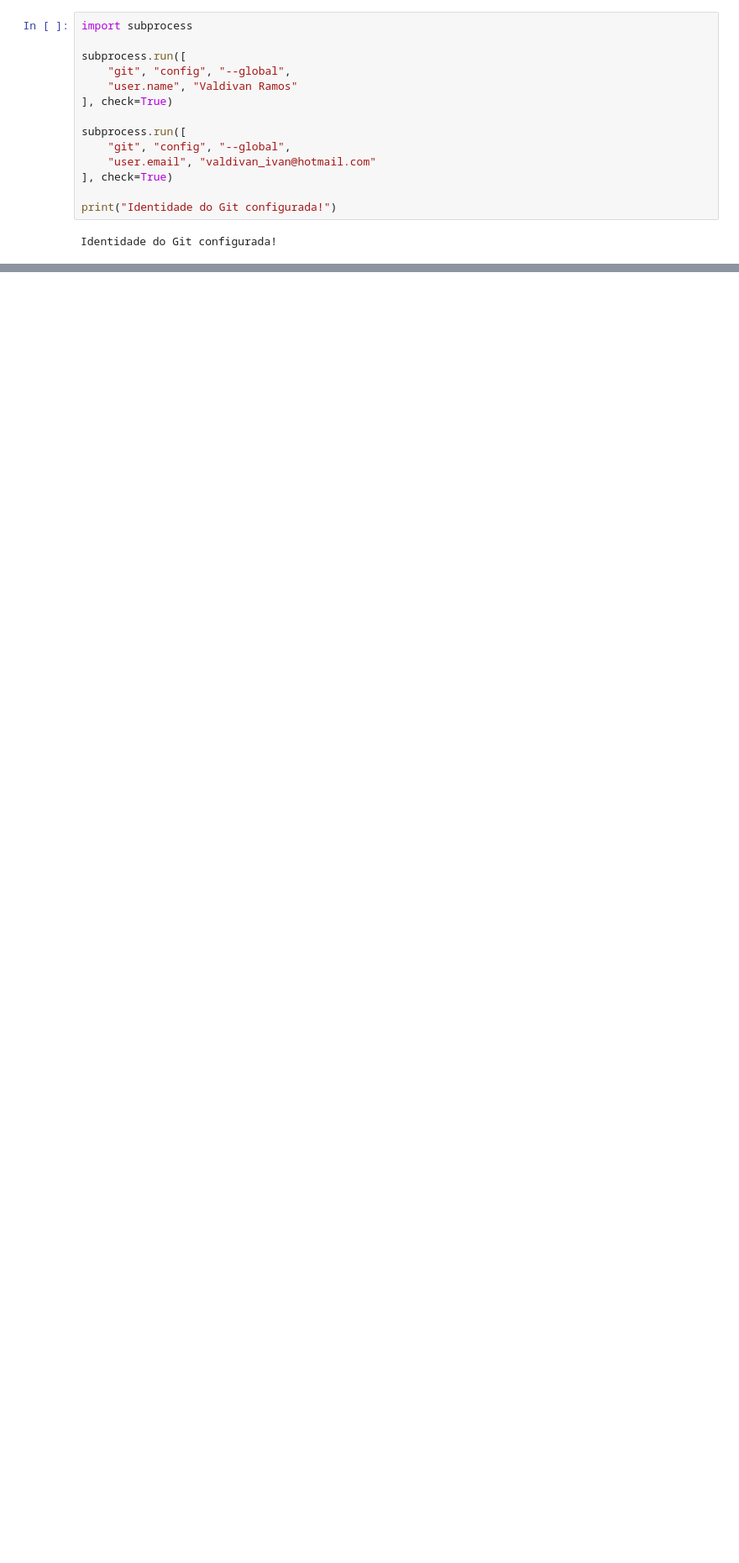
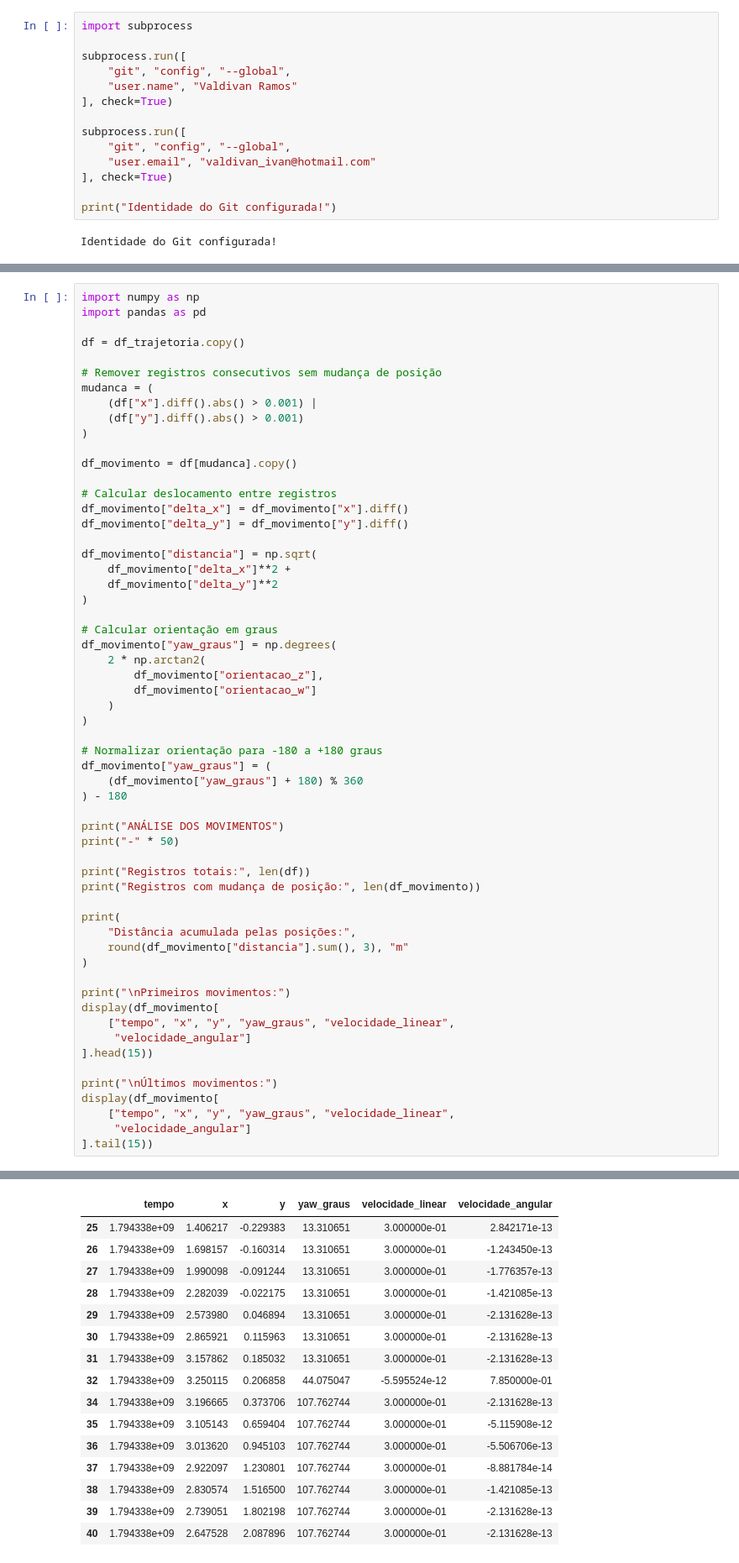
Before and after one commit to IvanEffierre/projeto-patrulha-ros2, a Jupyter notebook: Untitled.ipynb, the cells around one changed output, grey strips where cells are left out. Shown at 84% size. Drawn from its saved outputs; the diff is of its cells as text; blank space fills up the shorter version.

```diff
--- a/Untitled.ipynb
+++ b/Untitled.ipynb
@@ -3701,0 +6183,59 @@ Identidade do Git configurada!
+# %%
+import numpy as np
+import pandas as pd
+
+df = df_trajetoria.copy()
+
+# Remover registros consecutivos sem mudança de posição
+mudanca = (
+    (df["x"].diff().abs() > 0.001) |
+    (df["y"].diff().abs() > 0.001)
+)
+
+df_movimento = df[mudanca].copy()
+
+# Calcular deslocamento entre registros
+df_movimento["delta_x"] = df_movimento["x"].diff()
+df_movimento["delta_y"] = df_movimento["y"].diff()
+
+df_movimento["distancia"] = np.sqrt(
+    df_movimento["delta_x"]**2 +
+    df_movimento["delta_y"]**2
+)
+
+# Calcular orientação em graus
+df_movimento["yaw_graus"] = np.degrees(
+    2 * np.arctan2(
+        df_movimento["orientacao_z"],
+        df_movimento["orientacao_w"]
+    )
+)
+
+# Normalizar orientação para -180 a +180 graus
+df_movimento["yaw_graus"] = (
+    (df_movimento["yaw_graus"] + 180) % 360
+) - 180
+
+print("ANÁLISE DOS MOVIMENTOS")
+print("-" * 50)
+
+print("Registros totais:", len(df))
+print("Registros com mudança de posição:", len(df_movimento))
+
+print(
+    "Distância acumulada pelas posições:",
+    round(df_movimento["distancia"].sum(), 3), "m"
+)
+
+print("\nPrimeiros movimentos:")
+display(df_movimento[
+    ["tempo", "x", "y", "yaw_graus", "velocidade_linear",
+     "velocidade_angular"]
+].head(15))
+
+print("\nÚltimos movimentos:")
+display(df_movimento[
+    ["tempo", "x", "y", "yaw_graus", "velocidade_linear",
+     "velocidade_angular"]
+].tail(15))
+# %% [output]
@@ -3701,0 +6249,16 @@ Identidade do Git configurada!
+|  | tempo | x | y | yaw_graus | velocidade_linear | velocidade_angular |
+| 25 | 1.794338e+09 | 1.406217 | -0.229383 | 13.310651 | 3.000000e-01 | 2.842171e-13 |
+| 26 | 1.794338e+09 | 1.698157 | -0.160314 | 13.310651 | 3.000000e-01 | -1.243450e-13 |
+| 27 | 1.794338e+09 | 1.990098 | -0.091244 | 13.310651 | 3.000000e-01 | -1.776357e-13 |
+| 28 | 1.794338e+09 | 2.282039 | -0.022175 | 13.310651 | 3.000000e-01 | -1.421085e-13 |
+| 29 | 1.794338e+09 | 2.573980 | 0.046894 | 13.310651 | 3.000000e-01 | -2.131628e-13 |
+| 30 | 1.794338e+09 | 2.865921 | 0.115963 | 13.310651 | 3.000000e-01 | -2.131628e-13 |
+| 31 | 1.794338e+09 | 3.157862 | 0.185032 | 13.310651 | 3.000000e-01 | -2.131628e-13 |
+| 32 | 1.794338e+09 | 3.250115 | 0.206858 | 44.075047 | -5.595524e-12 | 7.850000e-01 |
+| 34 | 1.794338e+09 | 3.196665 | 0.373706 | 107.762744 | 3.000000e-01 | -2.131628e-13 |
+| 35 | 1.794338e+09 | 3.105143 | 0.659404 | 107.762744 | 3.000000e-01 | -5.115908e-12 |
+| 36 | 1.794338e+09 | 3.013620 | 0.945103 | 107.762744 | 3.000000e-01 | -5.506706e-13 |
+| 37 | 1.794338e+09 | 2.922097 | 1.230801 | 107.762744 | 3.000000e-01 | -8.881784e-14 |
+| 38 | 1.794338e+09 | 2.830574 | 1.516500 | 107.762744 | 3.000000e-01 | -1.421085e-13 |
+| 39 | 1.794338e+09 | 2.739051 | 1.802198 | 107.762744 | 3.000000e-01 | -2.131628e-13 |
+| 40 | 1.794338e+09 | 2.647528 | 2.087896 | 107.762744 | 3.000000e-01 | -2.131628e-13 |
```
Also changed, not shown: parts of 91 cells of this notebook, 9 other files.
